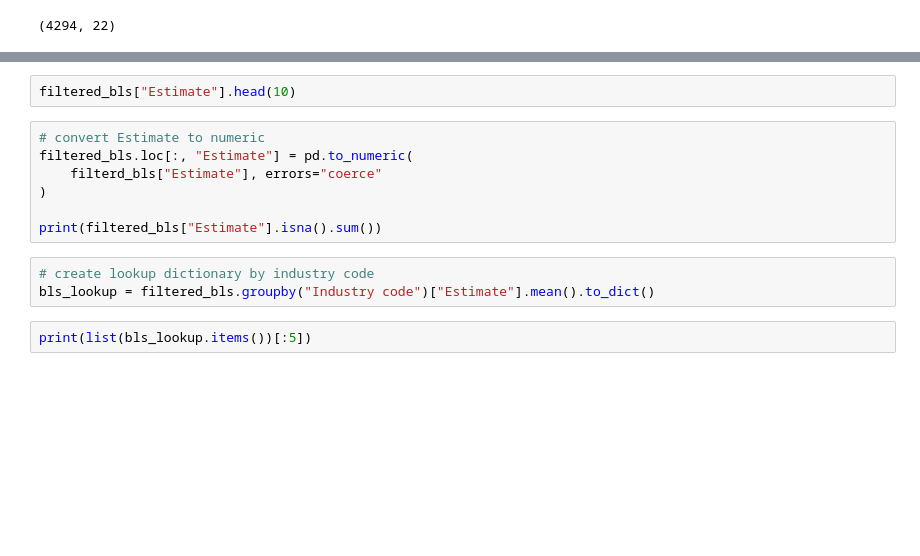
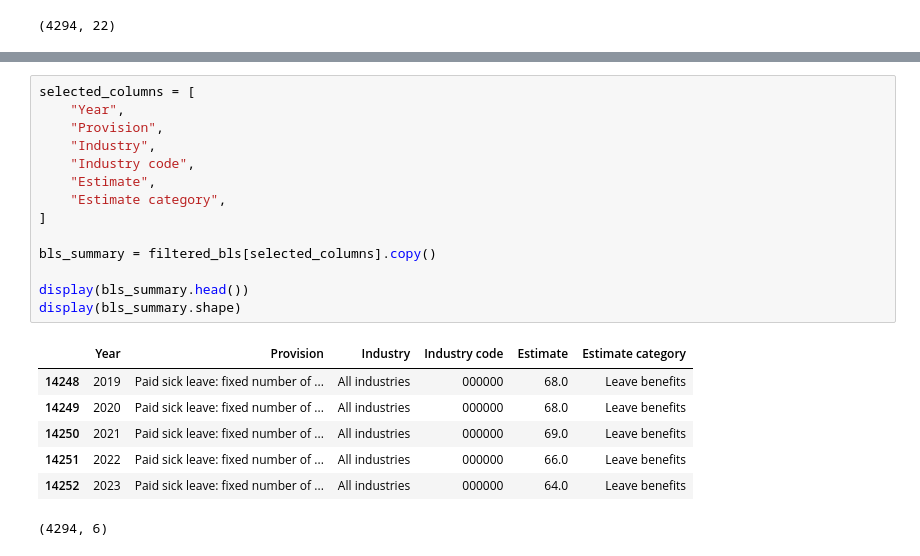
Before and after one commit to amayranib/ADS-508-team-project, a Jupyter notebook: eda/paid_sick_leave_rate.ipynb, the cells around one changed output, grey strips where cells are left out. Drawn from its saved outputs; the diff is of its cells as text; blank space fills up the shorter version.

Commit message:
Update paid_sick_leave_rate.ipynb
Create dataframe of percentage of workers access to paid sick leave per industry and year

```diff
--- a/eda/paid_sick_leave_rate.ipynb
+++ b/eda/paid_sick_leave_rate.ipynb
@@ -189,14 +171,22 @@ display(filtered_bls1.shape)
-# %%
-filtered_bls["Estimate"].head(10)
-# %%
-# convert Estimate to numeric
-filtered_bls.loc[:, "Estimate"] = pd.to_numeric(
-    filterd_bls["Estimate"], errors="coerce"
-)
-
-print(filtered_bls["Estimate"].isna().sum())
-# %%
-# create lookup dictionary by industry code
-bls_lookup = filtered_bls.groupby("Industry code")["Estimate"].mean().to_dict()
-# %%
-print(list(bls_lookup.items())[:5])
+# %%
+selected_columns = [
+    "Year",
+    "Provision",
+    "Industry",
+    "Industry code",
+    "Estimate",
+    "Estimate category",
+]
+
+bls_summary = filtered_bls[selected_columns].copy()
+
+display(bls_summary.head())
+display(bls_summary.shape)
+# %% [output]
+|  | Year | Provision | Industry | Industry code | Estimate | Estimate category |
+| 14248 | 2019 | Paid sick leave: fixed number of ... | All industries | 000000 | 68.0 | Leave benefits |
+| 14249 | 2020 | Paid sick leave: fixed number of ... | All industries | 000000 | 68.0 | Leave benefits |
+| 14250 | 2021 | Paid sick leave: fixed number of ... | All industries | 000000 | 69.0 | Leave benefits |
+| 14251 | 2022 | Paid sick leave: fixed number of ... | All industries | 000000 | 66.0 | Leave benefits |
+| 14252 | 2023 | Paid sick leave: fixed number of ... | All industries | 000000 | 64.0 | Leave benefits |
+(4294, 6)
```
Also changed, not shown: parts of 5 cells of this notebook.
